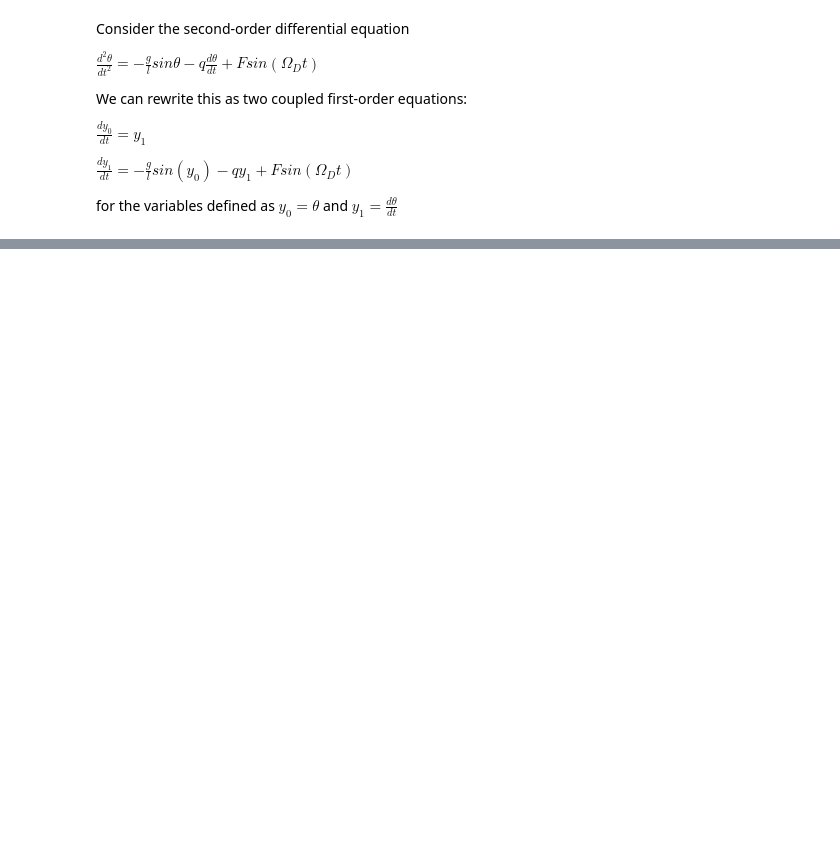
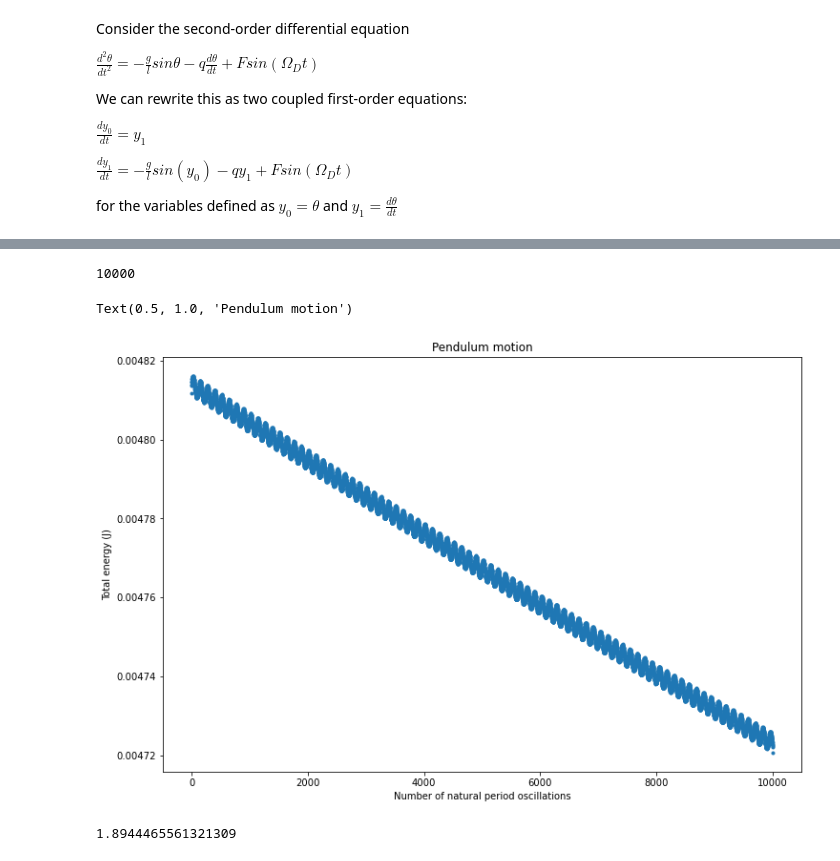
Before and after one commit to hsuchungchuan/Part-II-Computational-Physics, a Jupyter notebook: Exercise1_TheDrivenPendulum.ipynb, the cells around one changed output, grey strips where cells are left out. Saved outputs shown, nothing was run; the diff lists cells and outputs as text; code cells hidden in the pictures; blank space fills up the shorter version.

```diff
--- a/Exercise1_TheDrivenPendulum.ipynb
+++ b/Exercise1_TheDrivenPendulum.ipynb
@@ -56,0 +118,34 @@ Text(0.5, 1.0, 'Pendulum motion')
+# %%
+## Calculate total energy of the pendulum vs time for 10,000 oscillations
+
+# Integrate the ODEs using scipy solve_ivp (method RK45 by default)
+t_max = 10000
+pendulum_motion = solve_ivp(pendulum, [0, t_max], [theta0, omega0], args = (g, l, q, F, OmegaD), dense_output=True)
+
+# Obtain the motion of the pendulum
+t = np.linspace(0, 10000, 10000)
+theta, omega = pendulum_motion.sol(t)
+
+# Calculate the total energy of the pendulum
+m = 1 # Mass of the pendulum, set to 1 for simplicity (absorbed within the definition of F)
+T = 0.5 * m * l**2 * omega**2 # Kinetic energy
+U = m * g * l * (1 - np.cos(theta)) # Potential energy (h = l(1 - cos(theta))
+E = T+U # Total energy
+# %% [output]
+10000
+# %%
+## Plot total energy of the pendulum vs time for 10,000 oscillations
+
+# Plot the total energy of the pendulum
+plt.figure(figsize=(12, 8))
+plt.plot(t, E, '.')
+plt.xlabel('Number of natural period oscillations')
+plt.ylabel('Total energy (J)')
+plt.title('Pendulum motion')
+# %% [output]
+Text(0.5, 1.0, 'Pendulum motion')
+[figure, added]
+# %%
+(E[0] - E[-1])/E[0]*100
+# %% [output]
+1.8944465561321309
```
Also changed, not shown: parts of 17 cells of this notebook, 1 other file.
